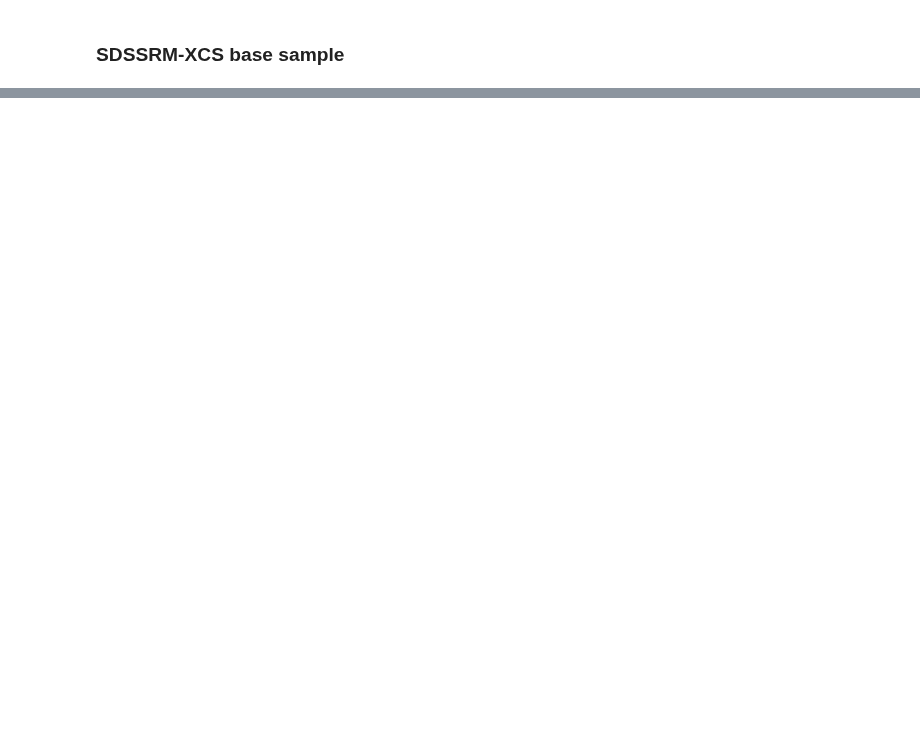
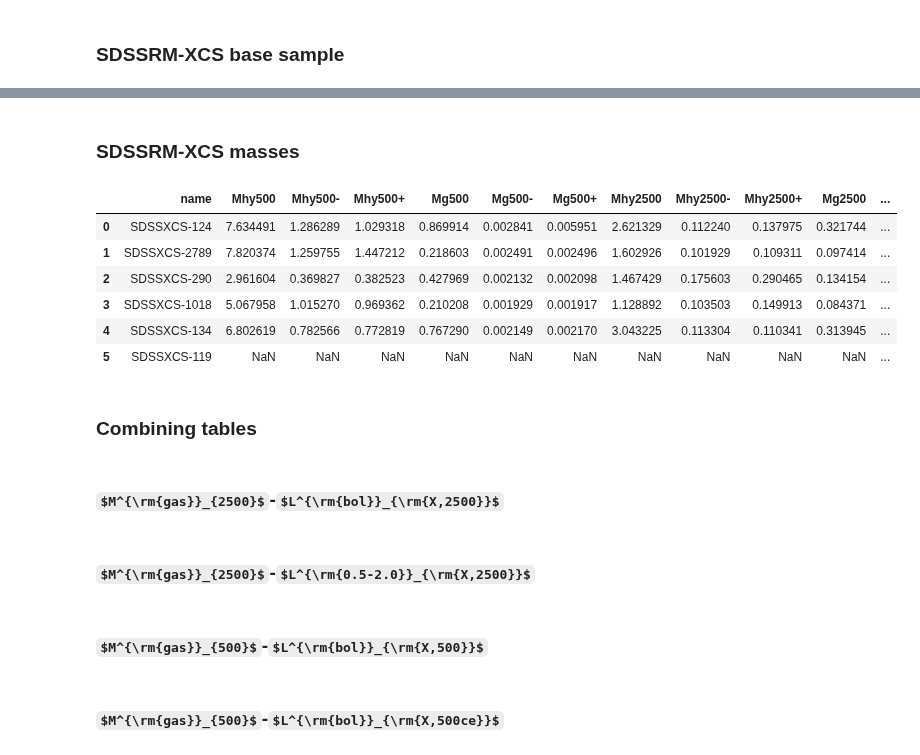
Before and after one commit to DavidT3/XCS-Mass-II-Analysis, a Jupyter notebook: notebooks/exploring_scatter/gasmass-Lx_as_scatter_diagnostic.ipynb, the cells around one changed output, grey strips where cells are left out. Drawn from its saved outputs; the diff is of its cells as text; code cells hidden in the pictures; some formulas as TeX source; blank space fills up the shorter version.

```diff
--- a/notebooks/exploring_scatter/gasmass-Lx_as_scatter_diagnostic.ipynb
+++ b/notebooks/exploring_scatter/gasmass-Lx_as_scatter_diagnostic.ipynb
@@ -45,0 +72,15 @@ sdssxcs_base.head(6)
+# %% [markdown]
+### SDSSRM-XCS masses
+# %%
+sdssxcs_mass = pd.read_csv("../../sample_files/paper_one_results/sdssrm-xcs_mass_v1.0.0.csv")
+sdssxcs_mass.head(6)
+# %% [output]
+|  | name | Mhy500 | Mhy500- | Mhy500+ | Mg500 | Mg500- | Mg500+ | Mhy2500 | Mhy2500- | Mhy2500+ | Mg2500 | ... |
+| 0 | SDSSXCS-124 | 7.634491 | 1.286289 | 1.029318 | 0.869914 | 0.002841 | 0.005951 | 2.621329 | 0.112240 | 0.137975 | 0.321744 | ... |
+| 1 | SDSSXCS-2789 | 7.820374 | 1.259755 | 1.447212 | 0.218603 | 0.002491 | 0.002496 | 1.602926 | 0.101929 | 0.109311 | 0.097414 | ... |
+| 2 | SDSSXCS-290 | 2.961604 | 0.369827 | 0.382523 | 0.427969 | 0.002132 | 0.002098 | 1.467429 | 0.175603 | 0.290465 | 0.134154 | ... |
+| 3 | SDSSXCS-1018 | 5.067958 | 1.015270 | 0.969362 | 0.210208 | 0.001929 | 0.001917 | 1.128892 | 0.103503 | 0.149913 | 0.084371 | ... |
+| 4 | SDSSXCS-134 | 6.802619 | 0.782566 | 0.772819 | 0.767290 | 0.002149 | 0.002170 | 3.043225 | 0.113304 | 0.110341 | 0.313945 | ... |
+| 5 | SDSSXCS-119 | NaN | NaN | NaN | NaN | NaN | NaN | NaN | NaN | NaN | NaN | ... |
+# %% [markdown]
+### Combining tables
@@ -45,0 +90,2 @@ sdssxcs_base.head(6)
+# %% [markdown]
+### $M^{\rm{gas}}_{2500}$-$L^{\rm{bol}}_{\rm{X,2500}}$
@@ -45,0 +95,2 @@ sdssxcs_base.head(6)
+# %% [markdown]
+### $M^{\rm{gas}}_{2500}$-$L^{\rm{0.5-2.0}}_{\rm{X,2500}}$
@@ -45,0 +100,2 @@ sdssxcs_base.head(6)
+# %% [markdown]
+### $M^{\rm{gas}}_{500}$-$L^{\rm{bol}}_{\rm{X,500}}$
@@ -45,0 +105,2 @@ sdssxcs_base.head(6)
+# %% [markdown]
+### $M^{\rm{gas}}_{500}$-$L^{\rm{bol}}_{\rm{X,500ce}}$
```
Also changed, not shown: parts of 27 cells of this notebook.
